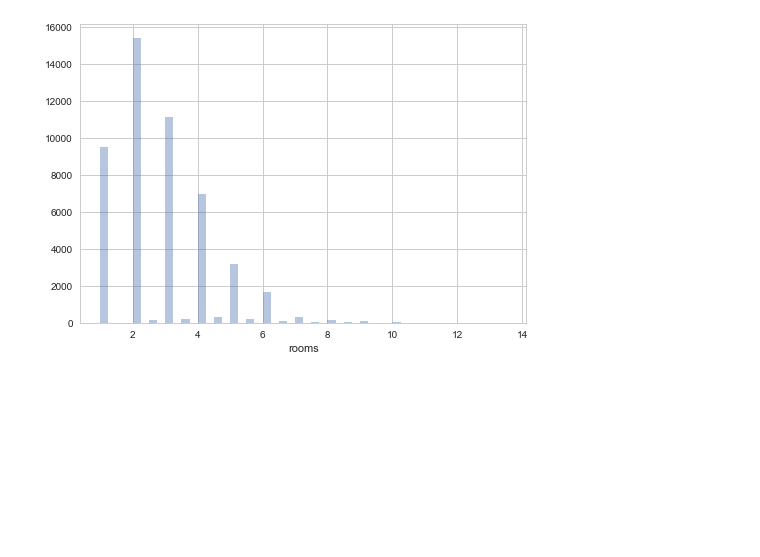
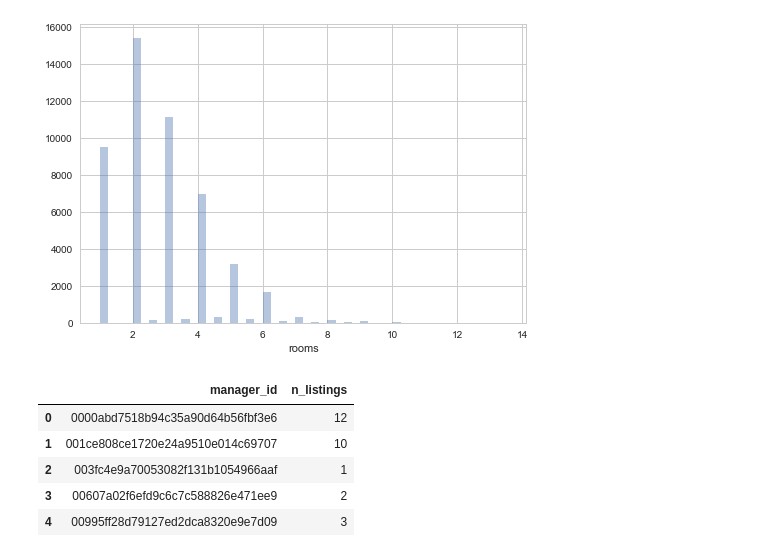
Before and after one commit to phildeutsch/rentals, a Jupyter notebook: explore.ipynb, the cells around one changed output. Saved outputs shown, nothing was run; the diff lists cells and outputs as text; code cells hidden in the pictures; blank space fills up the shorter version.

Commit message:
Add manager variables

```diff
--- a/explore.ipynb
+++ b/explore.ipynb
@@ -48,3 +43,17 @@ sns.distplot(train['rooms'], kde=False)
 # %% [output]
 <matplotlib.axes._subplots.AxesSubplot at 0x...>
 [figure]
+# %%
+manager_grouped = train_raw.groupby('manager_id')
+
+manager_listings = pd.DataFrame(manager_grouped['listing_id'].agg(len))
+manager_listings.reset_index(inplace=True)
+manager_listings.columns = ['manager_id', 'n_listings']
+manager_listings.head()
+# %% [output]
+|  | manager_id | n_listings |
+| 0 | 0000abd7518b94c35a90d64b56fbf3e6 | 12 |
+| 1 | 001ce808ce1720e24a9510e014c69707 | 10 |
+| 2 | 003fc4e9a70053082f131b1054966aaf | 1 |
+| 3 | 00607a02f6efd9c6c7c588826e471ee9 | 2 |
+| 4 | 00995ff28d79127ed2dca8320e9e7d09 | 3 |
```
Also changed, not shown: parts of 3 cells of this notebook, 6 other files.
